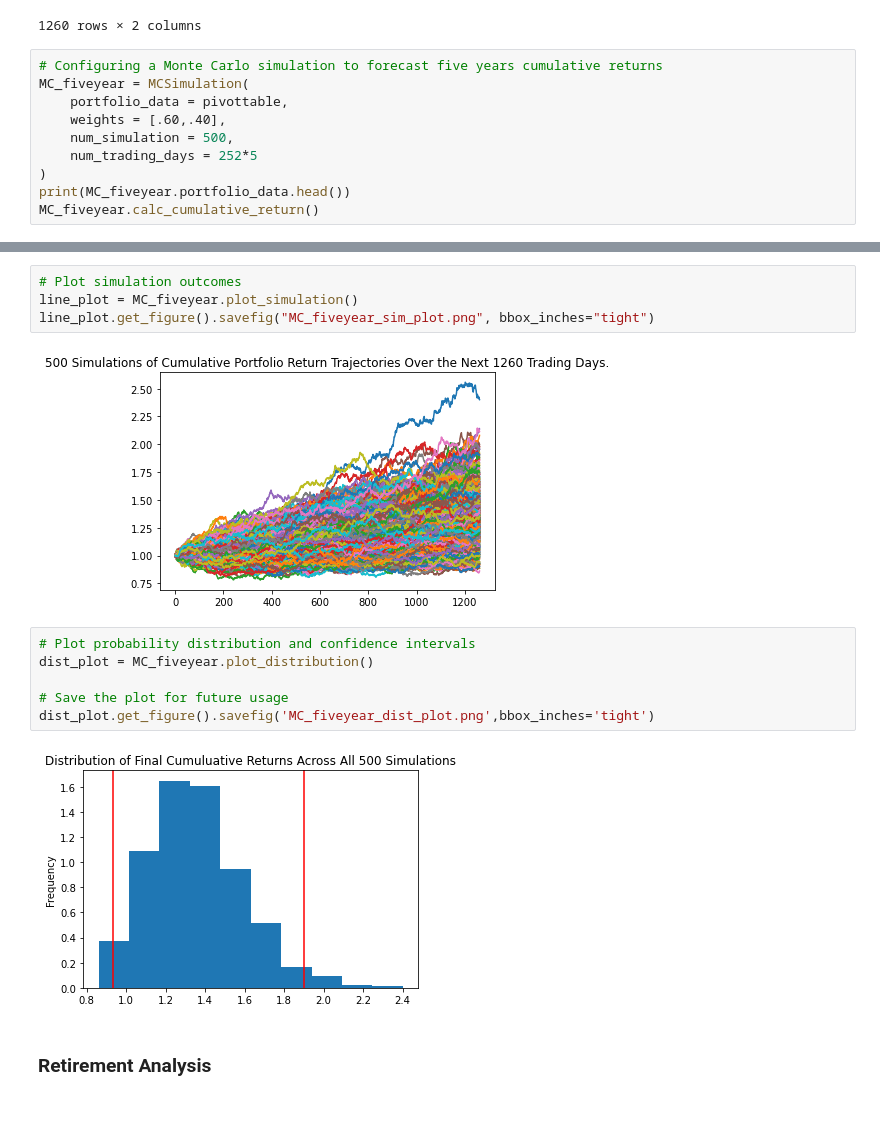
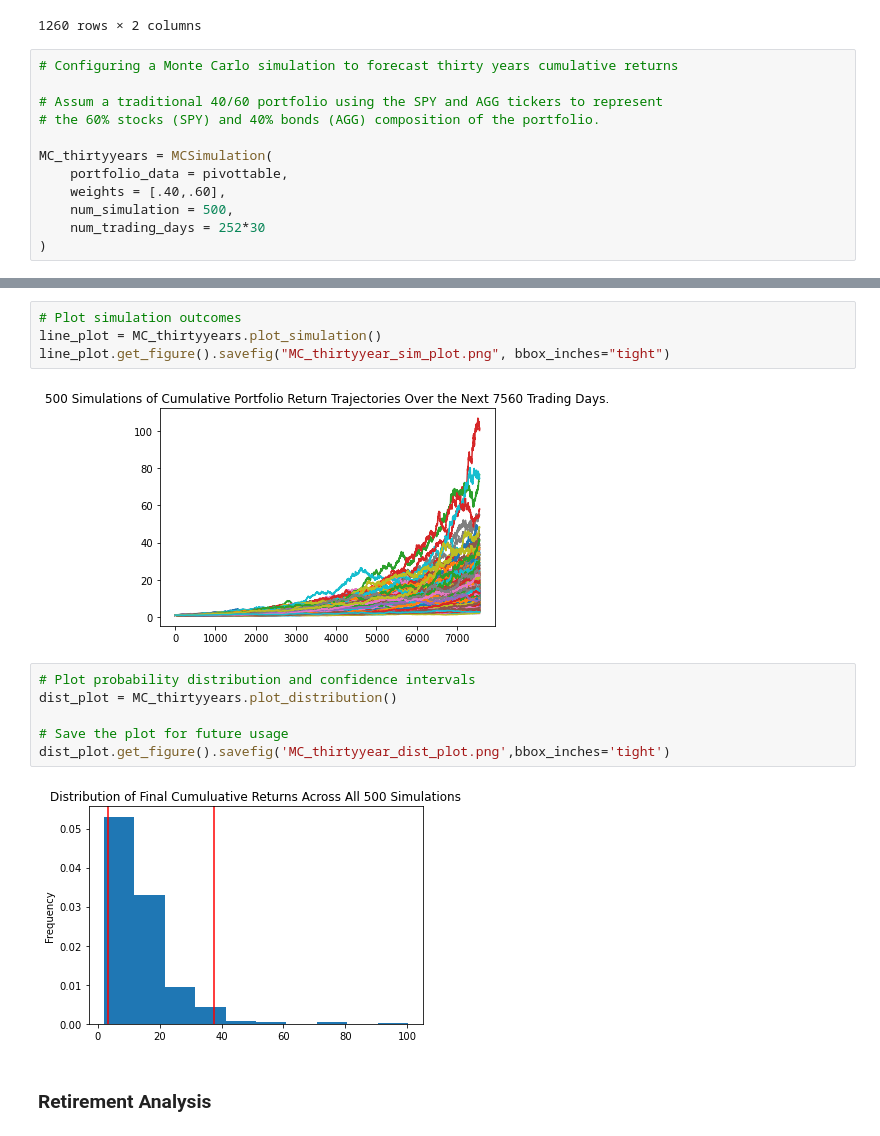
Before and after one commit to nomadic-me/Financial-Planner, a Jupyter notebook: financial-planner.ipynb, the cells around one changed output, grey strips where cells are left out. Cells and saved outputs as stored; diff of their text form.

```diff
--- a/financial-planner.ipynb
+++ b/financial-planner.ipynb
@@ -262,12 +262,14 @@ pivottable
 | 2022-03-18 | 108.10 | 444.31 |
 1260 rows × 2 columns
 # %%
-# Configuring a Monte Carlo simulation to forecast five years cumulative returns
-MC_fiveyear = MCSimulation(
+# Configuring a Monte Carlo simulation to forecast thirty years cumulative returns
+
+# Assum a traditional 40/60 portfolio using the SPY and AGG tickers to represent
+# the 60% stocks (SPY) and 40% bonds (AGG) composition of the portfolio.
+
+MC_thirtyyears = MCSimulation(
     portfolio_data = pivottable,
-    weights = [.60,.40],
+    weights = [.40,.60],
     num_simulation = 500,
-    num_trading_days = 252*5
+    num_trading_days = 252*30
 )
-print(MC_fiveyear.portfolio_data.head())
-MC_fiveyear.calc_cumulative_return()
@@ -372,17 +334,17 @@ Running Monte Carlo simulation number 490.
 # %%
 # Plot simulation outcomes
-line_plot = MC_fiveyear.plot_simulation()
-line_plot.get_figure().savefig("MC_fiveyear_sim_plot.png", bbox_inches="tight")
+line_plot = MC_thirtyyears.plot_simulation()
+line_plot.get_figure().savefig("MC_thirtyyear_sim_plot.png", bbox_inches="tight")
 # %% [output]
-[figure, old version]
+[figure, new version]
 # %%
 # Plot probability distribution and confidence intervals
-dist_plot = MC_fiveyear.plot_distribution()
+dist_plot = MC_thirtyyears.plot_distribution()
 
 # Save the plot for future usage
-dist_plot.get_figure().savefig('MC_fiveyear_dist_plot.png',bbox_inches='tight')
+dist_plot.get_figure().savefig('MC_thirtyyear_dist_plot.png',bbox_inches='tight')
 # %% [output]
-[figure, old version]
+[figure, new version]
 # %% [markdown]
 ### Retirement Analysis
 # %%
```
Also changed, not shown: parts of 29 cells of this notebook.
